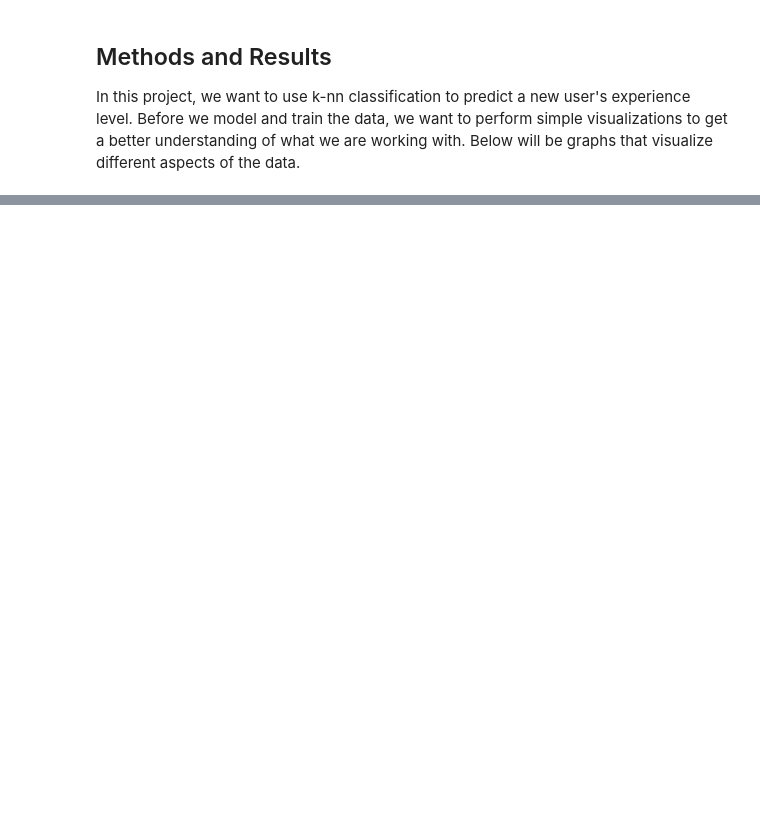
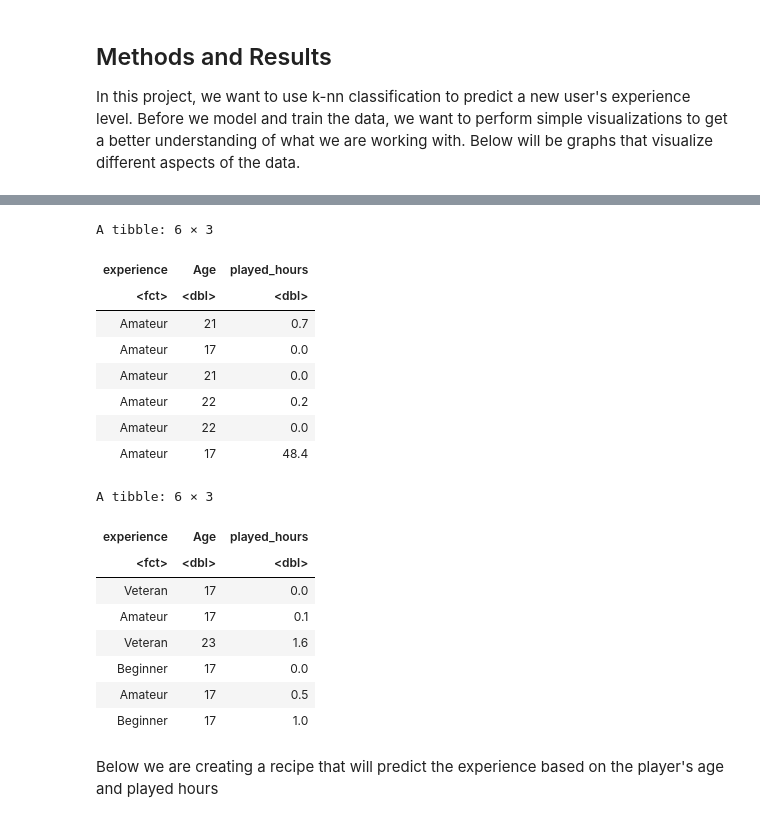
Before and after one commit to Imwae/DSCI-100-005-37, a Jupyter notebook: Final Project.ipynb, the cells around one changed output, grey strips where cells are left out. Saved outputs shown, nothing was run; the diff lists cells and outputs as text; code cells hidden in the pictures; blank space fills up the shorter version.

Commit message:
created recipe

```diff
--- a/Final Project.ipynb
+++ b/Final Project.ipynb
@@ -140,0 +152,31 @@ Warning message:
+# %%
+## splitting the data into training and testing data
+
+player_split <- select_player_data |>
+    initial_split(prop = 0.75, strata = experience)
+player_training <- training(player_split)
+player_testing <- testing(player_split)
+
+head(player_training)
+head(player_testing)
+# %% [output]
+A tibble: 6 × 3
+| experience | Age | played_hours |
+| <fct> | <dbl> | <dbl> |
+| Amateur | 21 | 0.7 |
+| Amateur | 17 | 0.0 |
+| Amateur | 21 | 0.0 |
+| Amateur | 22 | 0.2 |
+| Amateur | 22 | 0.0 |
+| Amateur | 17 | 48.4 |
+A tibble: 6 × 3
+| experience | Age | played_hours |
+| <fct> | <dbl> | <dbl> |
+| Veteran | 17 | 0.0 |
+| Amateur | 17 | 0.1 |
+| Veteran | 23 | 1.6 |
+| Beginner | 17 | 0.0 |
+| Amateur | 17 | 0.5 |
+| Beginner | 17 | 1.0 |
+# %% [markdown]
+Below we are creating a recipe that will predict the experience based on the player's age and played hours
```
Also changed, not shown: parts of 9 cells of this notebook.
